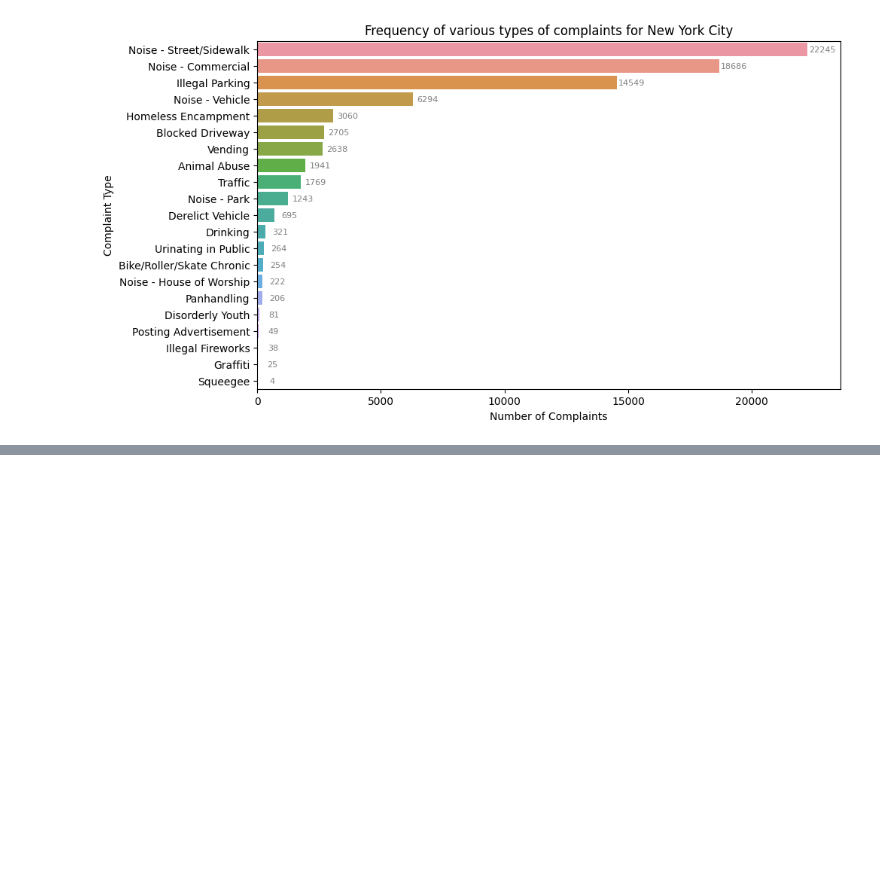
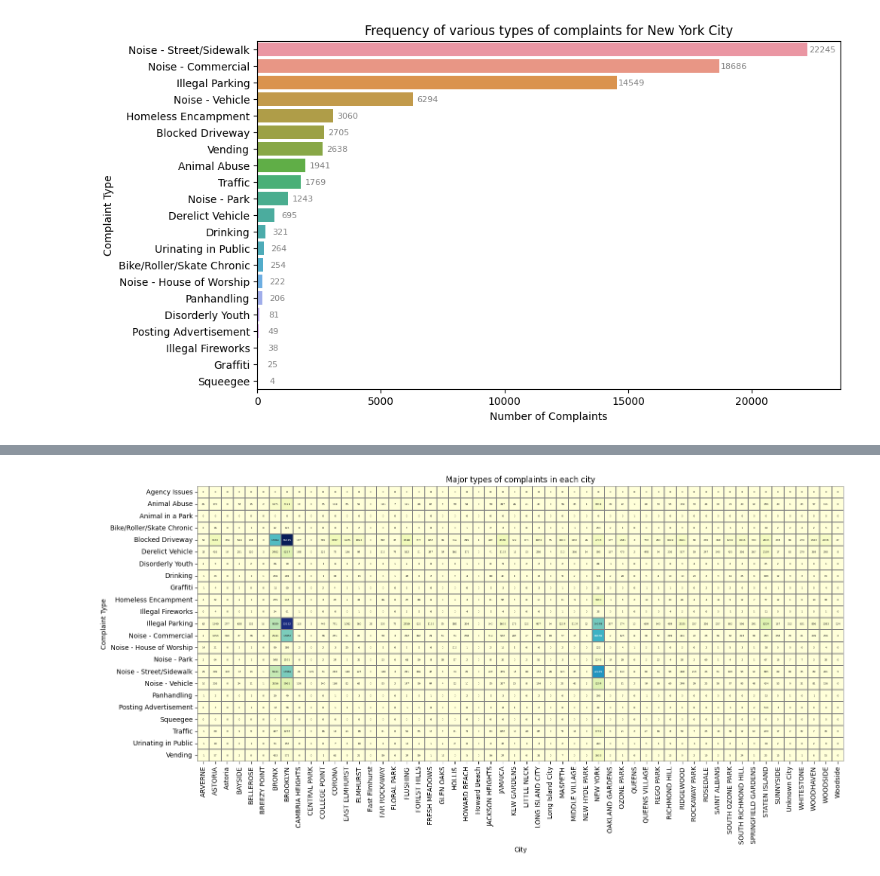
Before and after one commit to kanaishk/Data-Science-With-Python, a Jupyter notebook: Project/Customer_Service_Requests_Analysis/Analysis.ipynb, the cells around one changed output, grey strips where cells are left out. Cells and saved outputs as stored; diff of their text form; code cells hidden in the pictures; blank space fills up the shorter version.

```diff
--- a/Project/Customer_Service_Requests_Analysis/Analysis.ipynb
+++ b/Project/Customer_Service_Requests_Analysis/Analysis.ipynb
@@ -351,0 +372,4 @@ plt.close()
+# %%
+df_new = pd.pivot_table(data=dataset, values='Unique Key', index='Complaint Type', columns='City', aggfunc='count', fill_value=0)
+df_new.info()
+df_new.shape
@@ -351,0 +399,13 @@ plt.close()
+# %%
+plt.figure(figsize=(16, 10))
+sns.heatmap(df_new, cmap='YlGnBu', annot=True, fmt='d', linewidths=0.2, linecolor='gray', square=True, annot_kws={"size": 4}, cbar=False)
+plt.xlabel('City')
+plt.ylabel('Complaint Type')
+title = 'Major types of complaints in each city'
+plt.title(title)
+plt.tight_layout()
+plt.savefig(os.path.join(graph_dir, title + '.png'), bbox_inches='tight')
+plt.show()
+plt.close()
+# %% [output]
+[figure, added]
```
Also changed, not shown: parts of 9 cells of this notebook, 4 other files.
